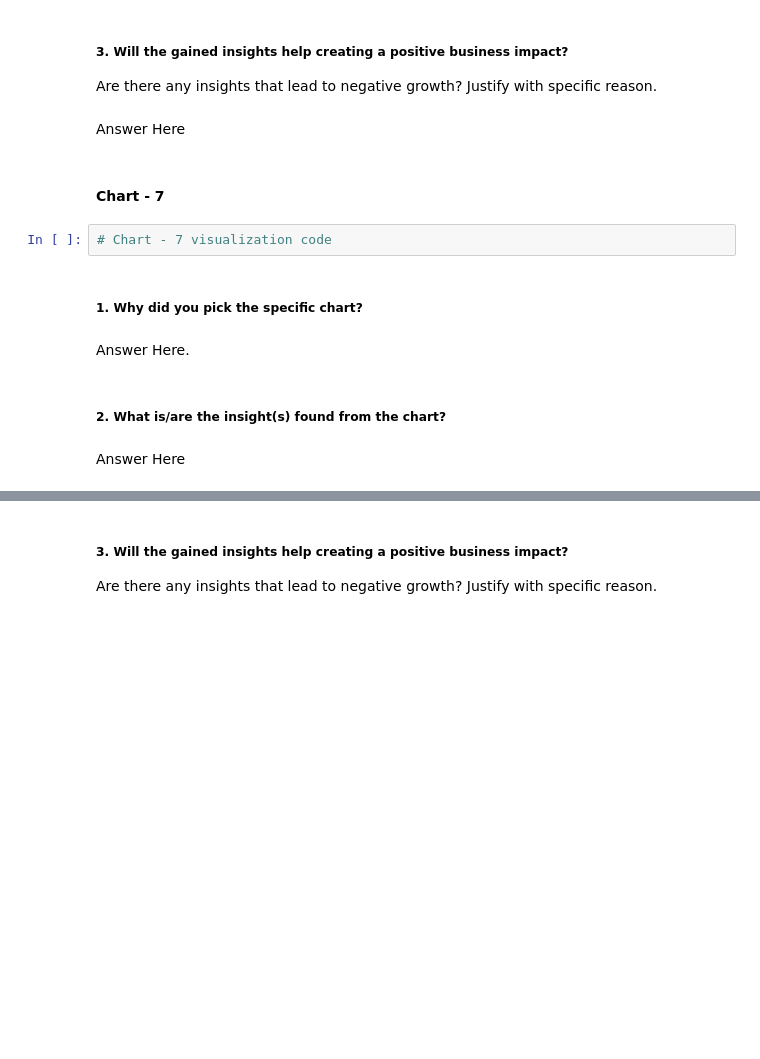
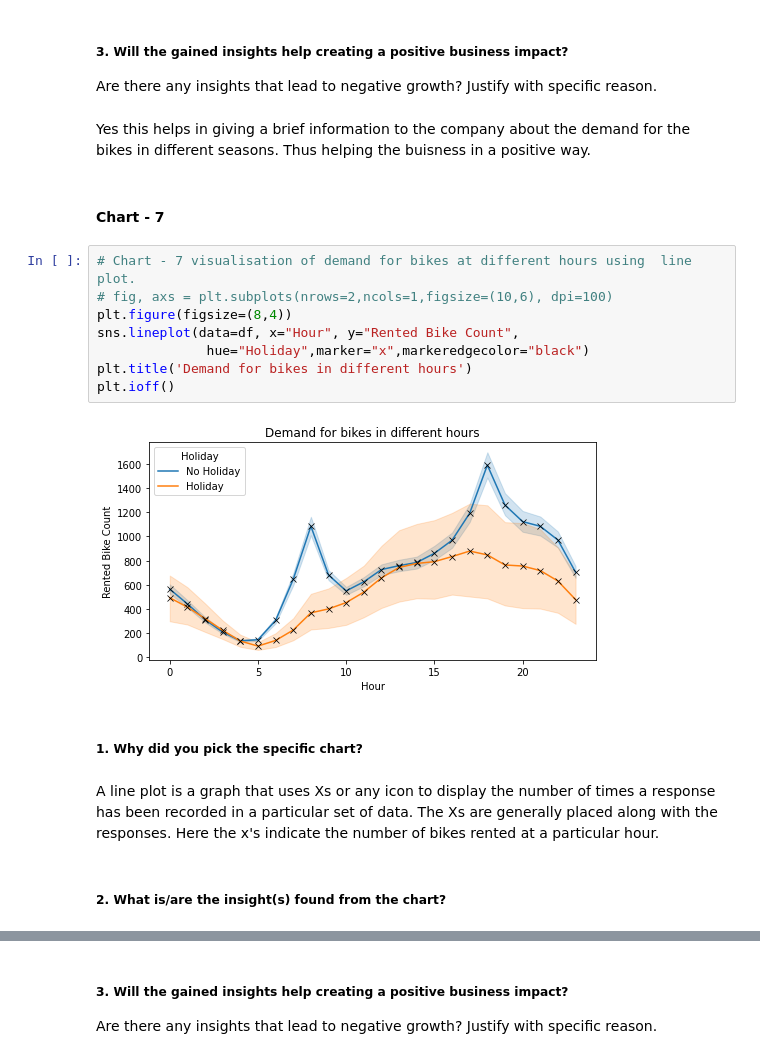
Before and after one commit to Jeevan-NM/Bike-Sharing-Demand-Prediction, a Jupyter notebook: BikeSharingDemandPrediction.ipynb, the cells around one changed output, grey strips where cells are left out. Saved outputs shown, nothing was run; the diff lists cells and outputs as text; blank space fills up the shorter version.

```diff
--- a/BikeSharingDemandPrediction.ipynb
+++ b/BikeSharingDemandPrediction.ipynb
@@ -578,17 +619,23 @@ Answer Here
 # %% [markdown]
 ##### 3. Will the gained insights help creating a positive business impact?
 Are there any insights that lead to negative growth? Justify with specific reason.
-# %% [markdown]
-Answer Here
+# %% [markdown]
+Yes this helps in giving a brief information to the company about the demand for the bikes in different seasons. Thus helping the buisness in a positive way.
 # %% [markdown]
 #### Chart - 7
-# %%
-# Chart - 7 visualization code
+# %%
+# Chart - 7 visualisation of demand for bikes at different hours using  line plot.
+# fig, axs = plt.subplots(nrows=2,ncols=1,figsize=(10,6), dpi=100)
+plt.figure(figsize=(8,4))
+sns.lineplot(data=df, x="Hour", y="Rented Bike Count",
+              hue="Holiday",marker="x",markeredgecolor="black")
+plt.title('Demand for bikes in different hours')
+plt.ioff()
+# %% [output]
+[figure, added]
 # %% [markdown]
 ##### 1. Why did you pick the specific chart?
-# %% [markdown]
-Answer Here.
+# %% [markdown]
+A line plot is a graph that uses Xs or any icon to display the number of times a response has been recorded in a particular set of data. The Xs are generally placed along with the responses. Here the x's indicate the number of bikes rented at a particular hour.
 # %% [markdown]
 ##### 2. What is/are the insight(s) found from the chart?
-# %% [markdown]
-Answer Here
```
Also changed, not shown: parts of 154 cells of this notebook.
